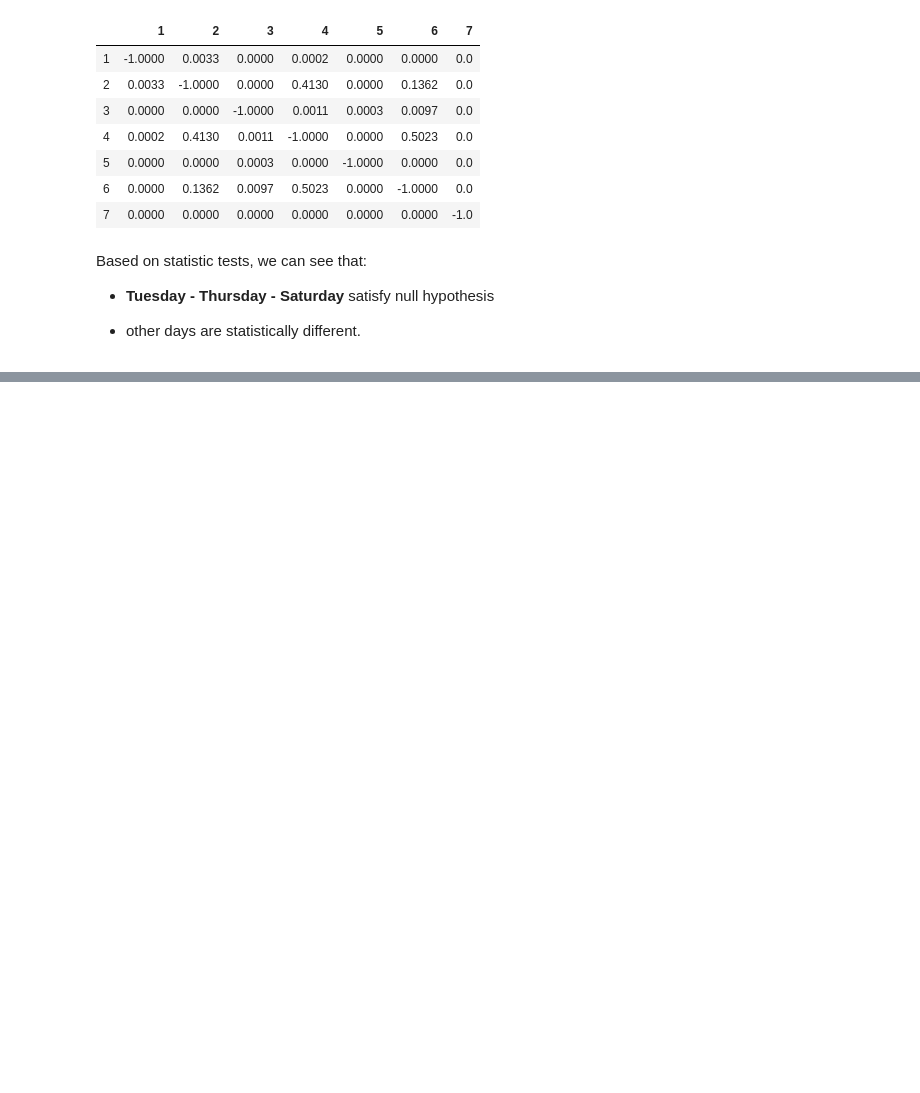
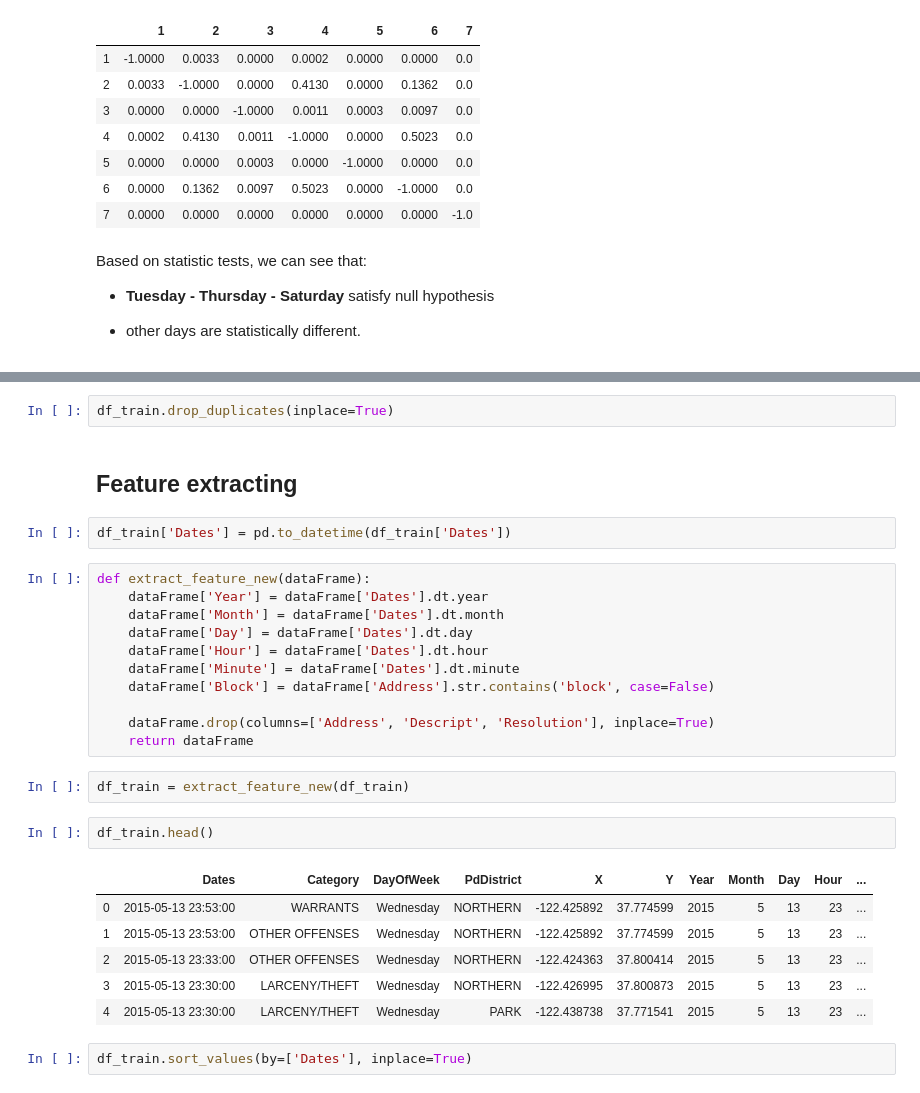
Before and after one commit to Frustrado/Crime-Classification, a Jupyter notebook: SF_crimes_analysis.ipynb, the cells around one changed output, grey strips where cells are left out. Drawn from its saved outputs; the diff is of its cells as text; blank space fills up the shorter version.

```diff
--- a/SF_crimes_analysis.ipynb
+++ b/SF_crimes_analysis.ipynb
@@ -764,0 +778,30 @@ Based on statistic tests, we can see that:
+# %%
+df_train.drop_duplicates(inplace=True)
+# %% [markdown]
+## Feature extracting
+# %%
+df_train['Dates'] = pd.to_datetime(df_train['Dates'])
+# %%
+def extract_feature_new(dataFrame):
+    dataFrame['Year'] = dataFrame['Dates'].dt.year
+    dataFrame['Month'] = dataFrame['Dates'].dt.month
+    dataFrame['Day'] = dataFrame['Dates'].dt.day
+    dataFrame['Hour'] = dataFrame['Dates'].dt.hour
+    dataFrame['Minute'] = dataFrame['Dates'].dt.minute
+    dataFrame['Block'] = dataFrame['Address'].str.contains('block', case=False)
+
+    dataFrame.drop(columns=['Address', 'Descript', 'Resolution'], inplace=True)
+    return dataFrame
+# %%
+df_train = extract_feature_new(df_train)
+# %%
+df_train.head()
+# %% [output]
+|  | Dates | Category | DayOfWeek | PdDistrict | X | Y | Year | Month | Day | Hour | ... |
+| 0 | 2015-05-13 23:53:00 | WARRANTS | Wednesday | NORTHERN | -122.425892 | 37.774599 | 2015 | 5 | 13 | 23 | ... |
+| 1 | 2015-05-13 23:53:00 | OTHER OFFENSES | Wednesday | NORTHERN | -122.425892 | 37.774599 | 2015 | 5 | 13 | 23 | ... |
+| 2 | 2015-05-13 23:33:00 | OTHER OFFENSES | Wednesday | NORTHERN | -122.424363 | 37.800414 | 2015 | 5 | 13 | 23 | ... |
+| 3 | 2015-05-13 23:30:00 | LARCENY/THEFT | Wednesday | NORTHERN | -122.426995 | 37.800873 | 2015 | 5 | 13 | 23 | ... |
+| 4 | 2015-05-13 23:30:00 | LARCENY/THEFT | Wednesday | PARK | -122.438738 | 37.771541 | 2015 | 5 | 13 | 23 | ... |
+# %%
+df_train.sort_values(by=['Dates'], inplace=True)
```
Also changed, not shown: parts of 19 cells of this notebook.
